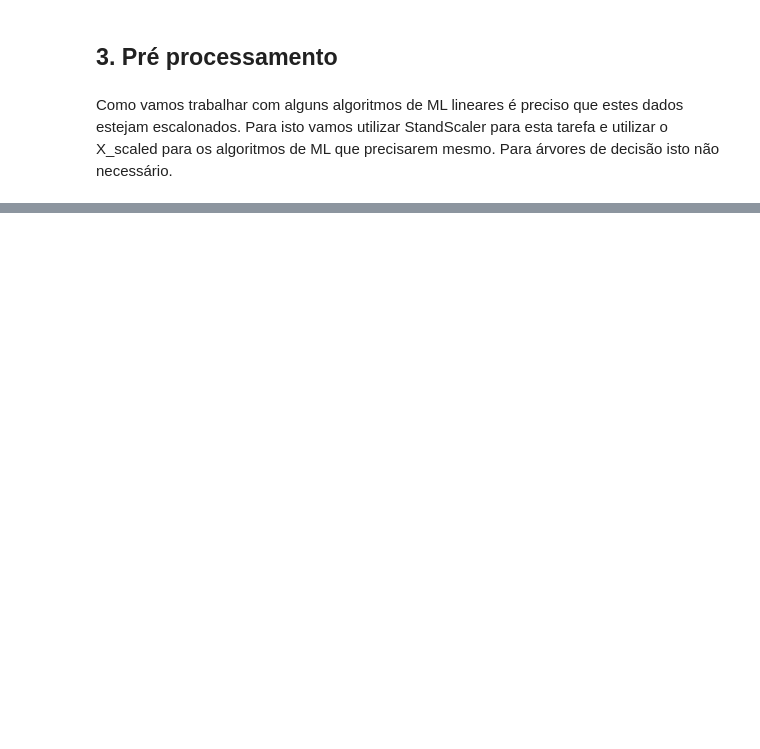
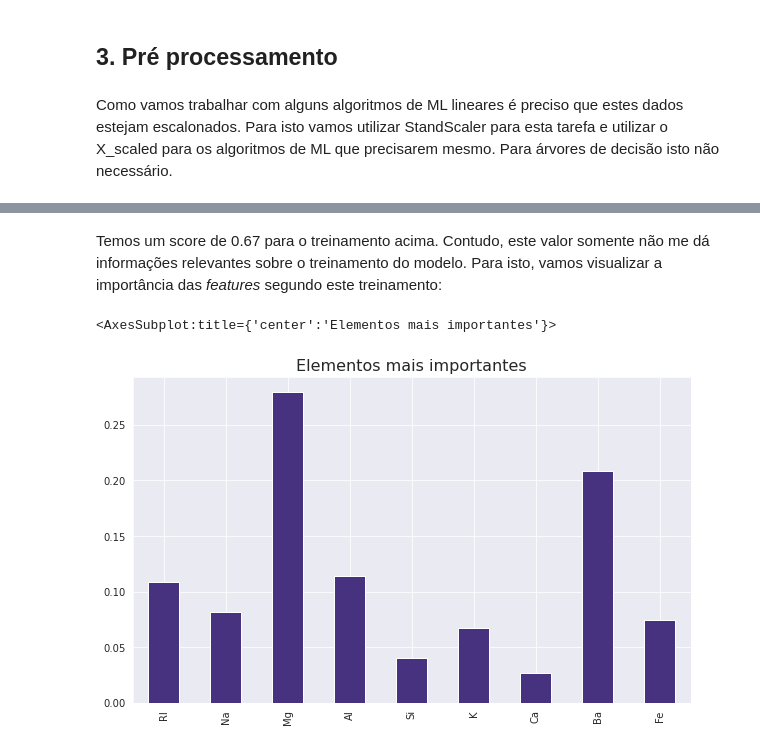
Before and after one commit to davi-santos/Glass-Classification, a Jupyter notebook: Data Analysis.ipynb, the cells around one changed output, grey strips where cells are left out. Cells and saved outputs as stored; diff of their text form; code cells hidden in the pictures; blank space fills up the shorter version.

```diff
--- a/Data Analysis.ipynb
+++ b/Data Analysis.ipynb
@@ -174,0 +151,12 @@ dt.score(X_test, y_test)
+# %% [markdown]
+Temos um score de 0.67 para o treinamento acima. Contudo, este valor somente não me dá informações relevantes sobre o treinamento do modelo. Para isto, vamos visualizar a importância das *features* segundo este treinamento:
+# %%
+df_decisionTree = pd.Series(dt.feature_importances_, index=df.columns.values[0:-1])
+# %%
+sns.set_palette('viridis')
+plt.figure(figsize=(10,6))
+plt.title('Elementos mais importantes', fontdict= {'size': 16})
+df_decisionTree.plot.bar()
+# %% [output]
+<AxesSubplot:title={'center':'Elementos mais importantes'}>
+[figure, added]
```
Also changed, not shown: parts of 24 cells of this notebook.
